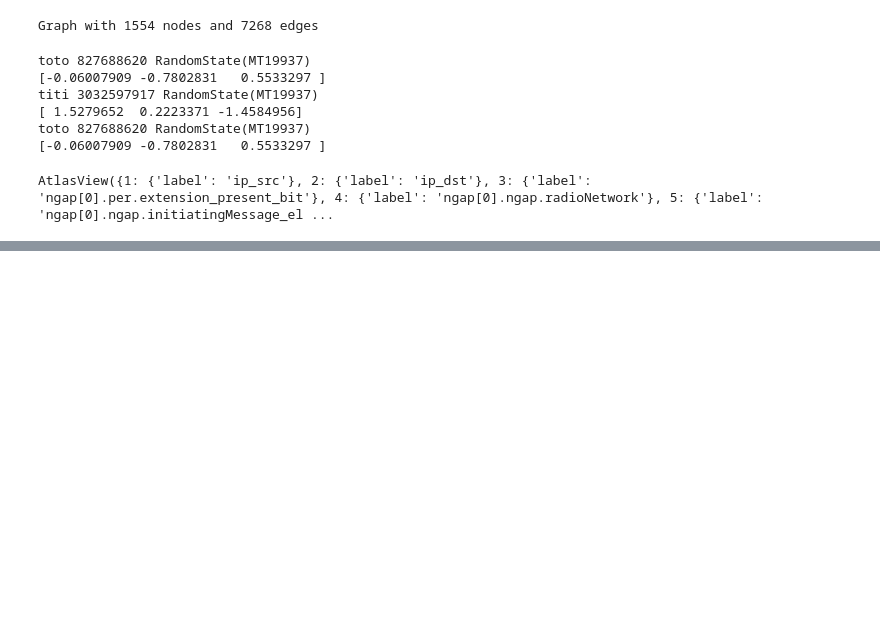
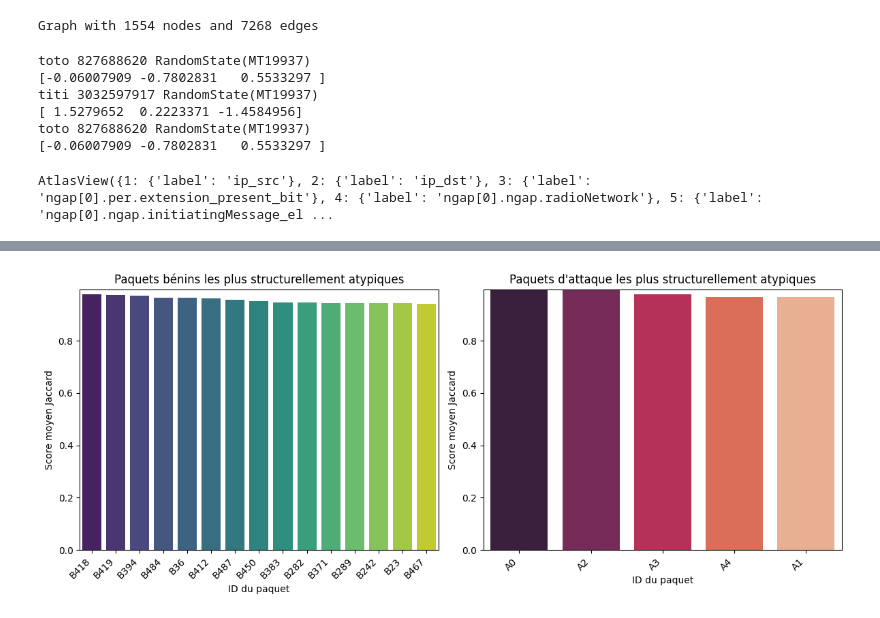
Before and after one commit to thomas-hoger/5G-Anomaly-Detection, a Jupyter notebook: notebooks/test_thomas.ipynb, the cells around one changed output, grey strips where cells are left out. Cells and saved outputs as stored; diff of their text form; code cells hidden in the pictures; blank space fills up the shorter version.

```diff
--- a/notebooks/test_thomas.ipynb
+++ b/notebooks/test_thomas.ipynb
@@ -543,0 +590,89 @@ AtlasView({1: {'label': 'ip_src'}, 2: {'label': 'ip_dst'}, 3: {'label': 'ngap[0]
+# %%
+import pandas as pd
+import numpy as np
+from sklearn.metrics import pairwise_distances
+import seaborn as sns
+import matplotlib.pyplot as plt
+
+# =============================
+# 🧩 Données simulées
+# =============================
+benin_data = total_dict['0'][:500]
+
+attaque_data = [
+    {"ip", "user", "password", "authToken"},
+    {"ip", "method", "length", "region", "hash"},
+    {"ip", "user", "authToken", "agent"},
+    {"ip", "method", "region", "instanceId", "hash"},
+    {"ip", "method", "length", "region", "agent", "authToken"},
+]
+
+# IDs uniques pour tous les paquets
+benin_ids = [f"B{i}" for i in range(len(benin_data))]
+attaque_ids = [f"A{i}" for i in range(len(attaque_data))]
+
+# Labels globaux
+all_ids = benin_ids + attaque_ids
+all_data = benin_data + attaque_data
+is_attack = [0]*len(benin_data) + [1]*len(attaque_data)
+
+# =============================
+# 1️⃣ Matrice binaire
+# =============================
+all_keys = sorted({k for pkt in all_data for k in pkt})
+X = pd.DataFrame([{k: int(k in pkt) for k in all_keys} for pkt in all_data])
+X["is_attack"] = is_attack
+X["packet_id"] = all_ids
+
+# =============================
+# 2️⃣ Calcul distance Jaccard
+# =============================
+distances = pairwise_distances(X[all_keys].values, metric="jaccard")
+X["mean_jaccard_dist"] = distances.mean(axis=1)
+
+# =============================
+# 3️⃣ Filtrage : top outliers
+# =============================
+# Par exemple, garder le top 20 paquets les plus “rares”
+top_n = 20
+df_top = X.sort_values(by="mean_jaccard_dist", ascending=False).head(top_n)
+
+# Puis on sépare à nouveau en bénins et attaques
+df_benin = df_top[df_top.is_attack == 0]
+df_attack = df_top[df_top.is_attack == 1]
+
+# =============================
+# 4️⃣ Barplots côte à côte
+# =============================
+plt.figure(figsize=(12,5))
+
+# Échelle commune
+y_max = df_top["mean_jaccard_dist"].max()
+
+# Bénins
+plt.subplot(1,2,1)
+sns.barplot(x=df_benin["packet_id"], y=df_benin["mean_jaccard_dist"], palette="viridis")
+plt.title("Paquets bénins les plus structurellement atypiques")
+plt.xlabel("ID du paquet")
+plt.ylabel("Score moyen Jaccard")
+plt.ylim(0, y_max)
+plt.xticks(rotation=45, ha="right")
+
+# Attaques
+plt.subplot(1,2,2)
+sns.barplot(x=df_attack["packet_id"], y=df_attack["mean_jaccard_dist"], palette="rocket")
+plt.title("Paquets d'attaque les plus structurellement atypiques")
+plt.xlabel("ID du paquet")
+plt.ylabel("Score moyen Jaccard")
+plt.ylim(0, y_max)
+plt.xticks(rotation=45, ha="right")
+
+plt.tight_layout()
+plt.show()
+
+# =============================
+# 5️⃣ Afficher les top paquets dans le terminal
+# =============================
+print("\n📊 Top paquets atypiques (structurellement différents) :")
+print(df_top[["packet_id", "is_attack", "mean_jaccard_dist"]].head(top_n))
+# %% [output]
@@ -543,0 +686 @@ AtlasView({1: {'label': 'ip_src'}, 2: {'label': 'ip_dst'}, 3: {'label': 'ngap[0]
+[figure, added]
```
Also changed, not shown: parts of 3 cells of this notebook, 13 other files.
